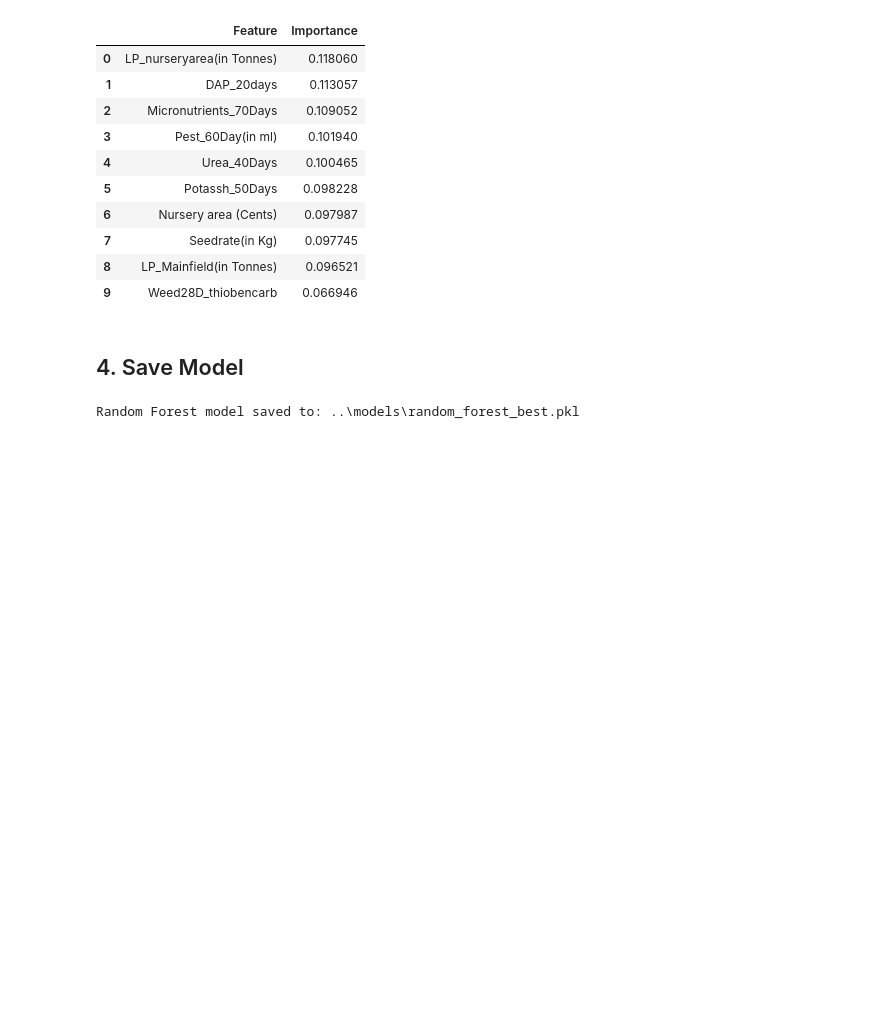
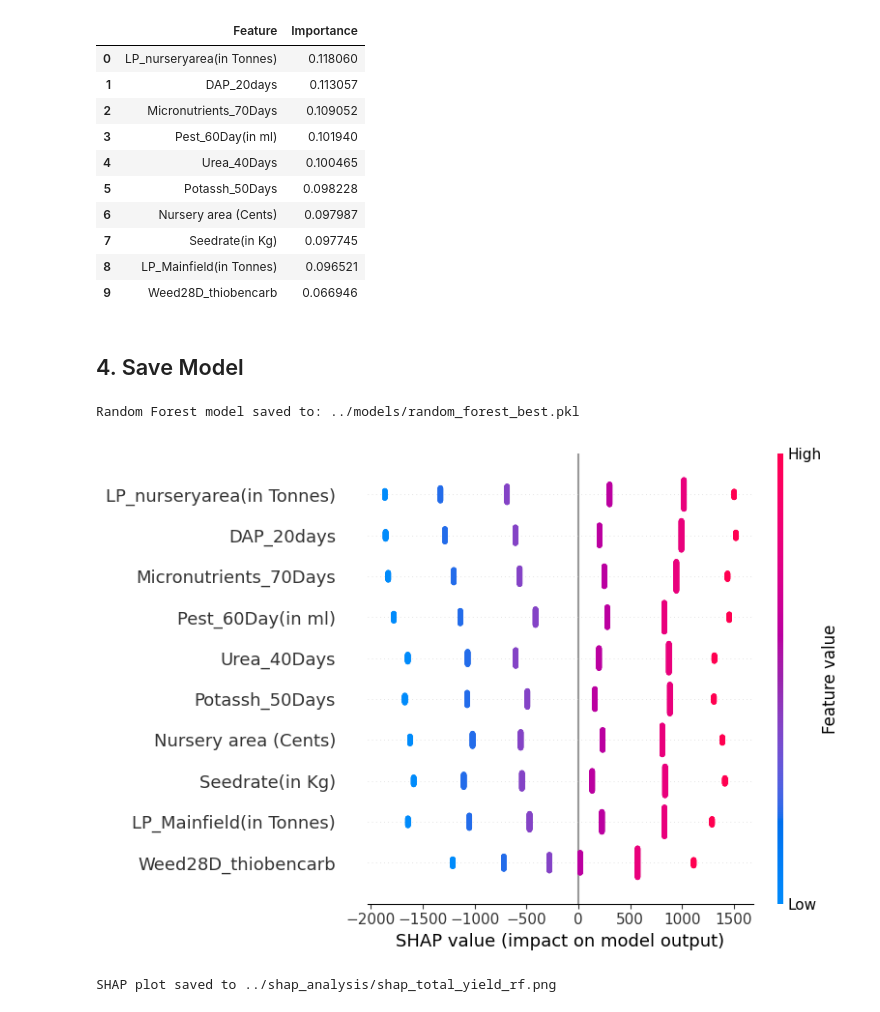
Before and after one commit to HelloPenguin1/Paddy_Yield_Prediction, a Jupyter notebook: model_training/advanced_models_1.ipynb, the cells around one changed output. Saved outputs shown, nothing was run; the diff lists cells and outputs as text; code cells hidden in the pictures; blank space fills up the shorter version.

Commit message:
add shap analysis

```diff
--- a/model_training/advanced_models_1.ipynb
+++ b/model_training/advanced_models_1.ipynb
@@ -24,7 +24,7 @@ warnings.filterwarnings('ignore')
 np.random.seed(42)
 # %%
 # ── Load Data ─────────────────────────────────────────────────────────────────
-DATA_DIR = Path(r"C:\dev\Paddy_Prediction\data\final")
+DATA_DIR = Path(__file__).resolve().parent.parent / "data" / "final" if "__file__" in dir() else Path("..") / "data" / "final"
 
 X_train = pd.read_csv(DATA_DIR / "X_train.csv")
 X_test  = pd.read_csv(DATA_DIR / "X_test.csv")
@@ -159,4 +159,4 @@ joblib.dump(best_rf_model, rf_model_path)
 
 print(f"Random Forest model saved to: {rf_model_path}")
 # %% [output]
-Random Forest model saved to: ..\models\random_forest_best.pkl
+Random Forest model saved to: ../models/random_forest_best.pkl
@@ -162,0 +165,19 @@ Random Forest model saved to: ..\models\random_forest_best.pkl
+# %%
+import shap
+
+shap_dir = Path("../shap_analysis")
+shap_dir.mkdir(parents=True, exist_ok=True)
+
+explainer = shap.TreeExplainer(best_rf_model)
+shap_values = explainer.shap_values(X_test)
+
+fig, ax = plt.subplots(figsize=(10, 6))
+shap.summary_plot(shap_values, X_test, show=False)
+plt.tight_layout()
+plt.savefig(shap_dir / "shap_total_yield_rf.png", dpi=150, bbox_inches="tight")
+plt.show()
+
+print(f"SHAP plot saved to {shap_dir / 'shap_total_yield_rf.png'}")
+# %% [output]
+[figure, added]
+SHAP plot saved to ../shap_analysis/shap_total_yield_rf.png
```
Also changed, not shown: parts of 2 cells of this notebook, 6 other files.
